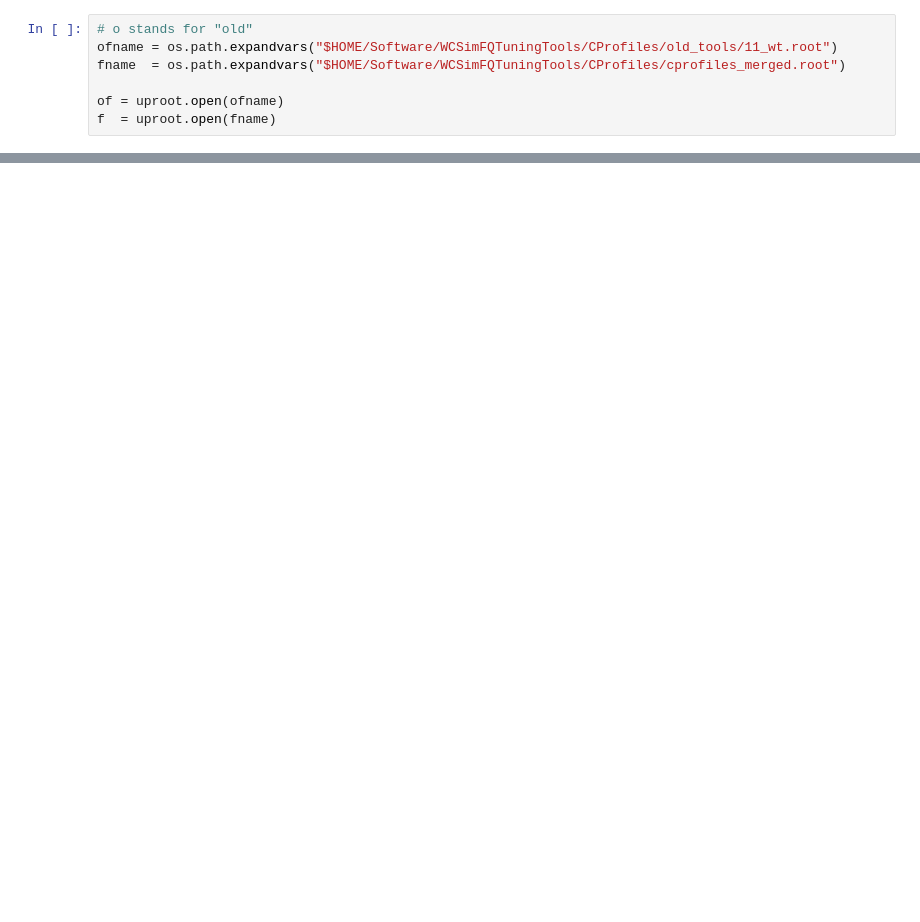
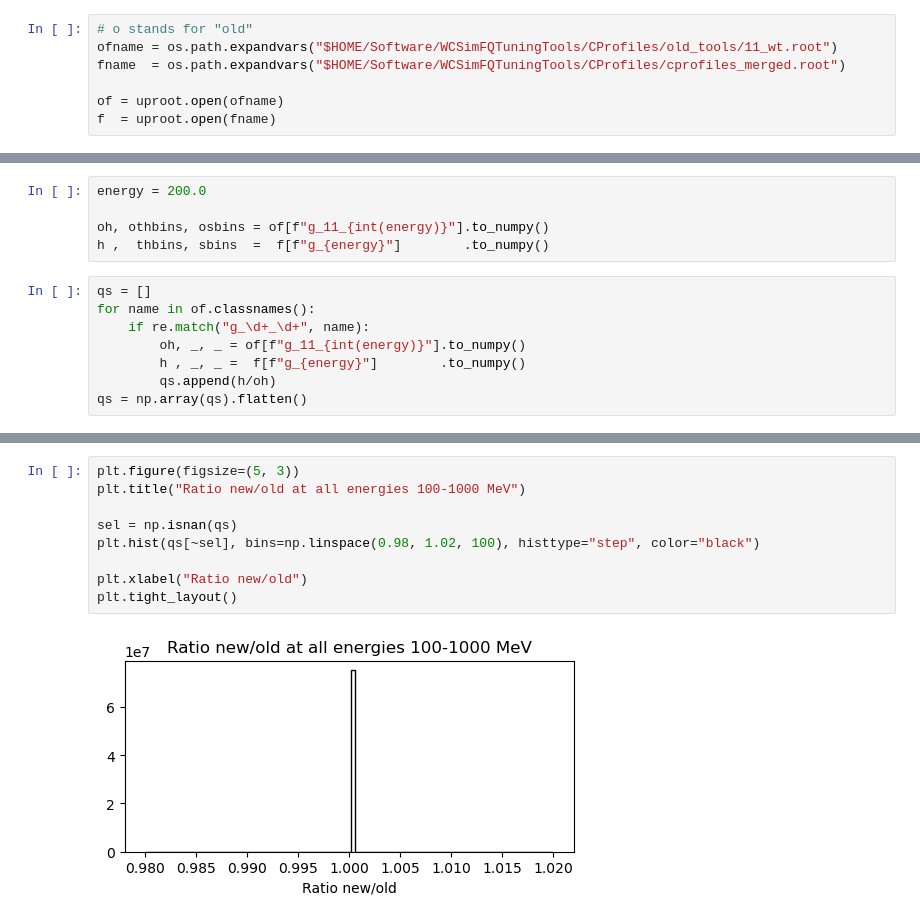
Before and after one commit to lolorestrepo/WCSimFQTuningTools, a Jupyter notebook: CProfiles/Analysis/merging.ipynb, the cells around one changed output, grey strips where cells are left out. Saved outputs shown, nothing was run; the diff lists cells and outputs as text; blank space fills up the shorter version.

```diff
--- a/CProfiles/Analysis/merging.ipynb
+++ b/CProfiles/Analysis/merging.ipynb
@@ -73,0 +77,13 @@ plt.tight_layout()
+# %%
+energy = 200.0
+
+oh, othbins, osbins = of[f"g_11_{int(energy)}"].to_numpy()
+h ,  thbins, sbins  =  f[f"g_{energy}"]        .to_numpy()
+# %%
+qs = []
+for name in of.classnames():
+    if re.match("g_\d+_\d+", name):
+        oh, _, _ = of[f"g_11_{int(energy)}"].to_numpy()
+        h , _, _ =  f[f"g_{energy}"]        .to_numpy()
+        qs.append(h/oh)
+qs = np.array(qs).flatten()
@@ -73,0 +95,11 @@ plt.tight_layout()
+# %%
+plt.figure(figsize=(5, 3))
+plt.title("Ratio new/old at all energies 100-1000 MeV")
+
+sel = np.isnan(qs)
+plt.hist(qs[~sel], bins=np.linspace(0.98, 1.02, 100), histtype="step", color="black")
+
+plt.xlabel("Ratio new/old")
+plt.tight_layout()
+# %% [output]
+[figure, added]
```
Also changed, not shown: parts of 6 cells of this notebook, 7 other files.
